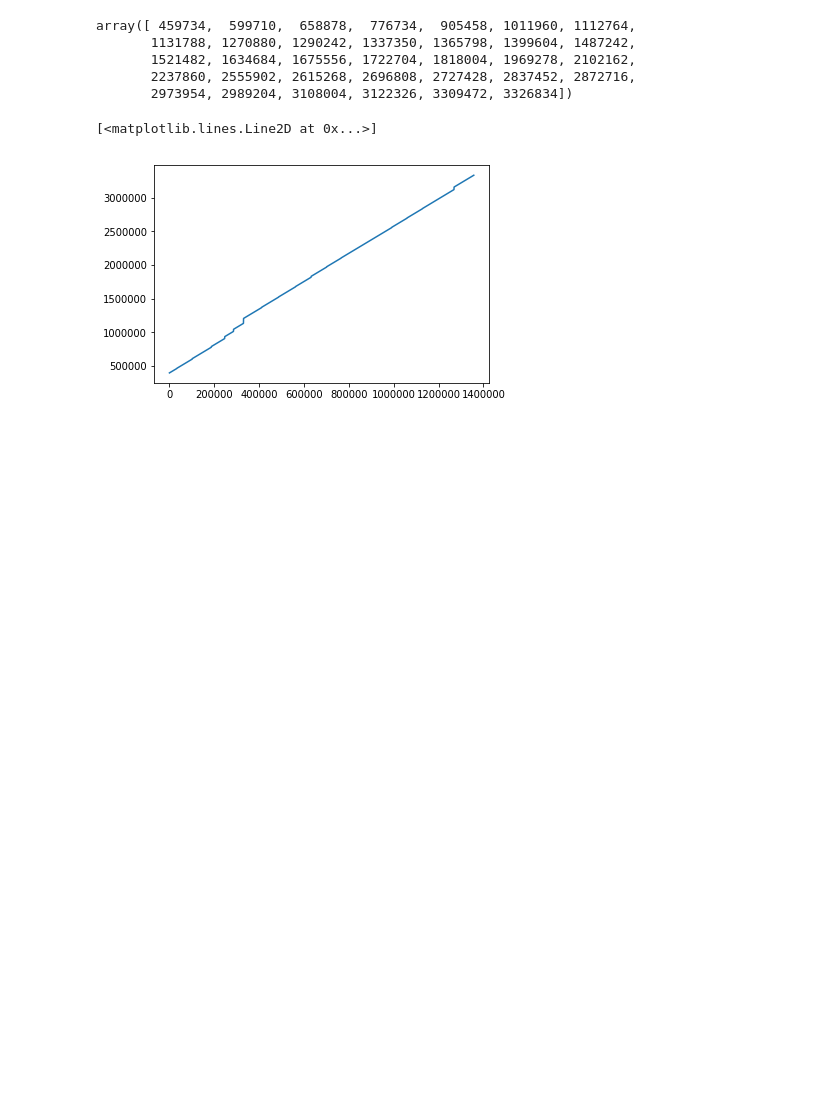
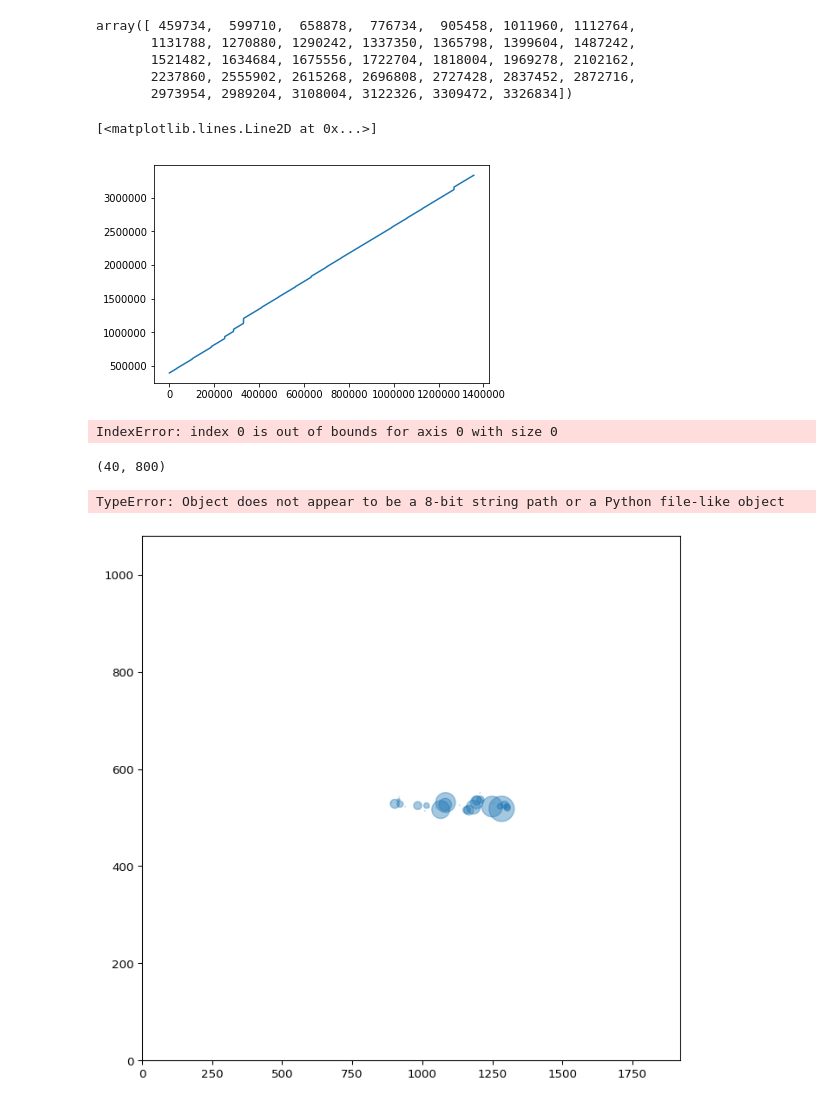
Before and after one commit to abra-eyetracking/abra-eyetracking, a Jupyter notebook: tutorial.ipynb, the cells around one changed output. Drawn from its saved outputs; the diff is of its cells as text; code cells hidden in the pictures; blank space fills up the shorter version.

Commit message:
test travis

```diff
--- a/tutorial.ipynb
+++ b/tutorial.ipynb
@@ -203,3 +207,7 @@ plt.plot(cleaned_abra.timestamps)
 # %% [output]
 [<matplotlib.lines.Line2D at 0x...>]
 [figure]
+# %%
+visual.run_app(filename="test/asc/1211NE1.asc")
+# %% [output]
+IndexError: index 0 is out of bounds for axis 0 with size 0
@@ -205,0 +220,18 @@ plt.plot(cleaned_abra.timestamps)
+# %%
+default_obj = abra.read("test/asc/1211NE1.asc")
+cleaned_default = abra.remove_eye_blinks(default_obj, buffer=50)
+event_timestamps = np.array(cleaned_default.trial_markers['start']) + 1000  # Buffer for baslining
+test_epochs = cleaned_default.create_epochs(event_timestamps,
+                                                conditions=None,
+                                                pre_event=200,
+                                                post_event=200,
+                                                pupil_baseline=[-200,-100])
+test_epochs.get_pupil().shape
+# %% [output]
+(40, 800)
+# %%
+sess = default_obj.create_session()
+print(sess.get_bubble_plot(1))
+# %% [output]
+TypeError: Object does not appear to be a 8-bit string path or a Python file-like object
+[figure, added]
```
Also changed, not shown: parts of 15 cells of this notebook, 6 other files.
